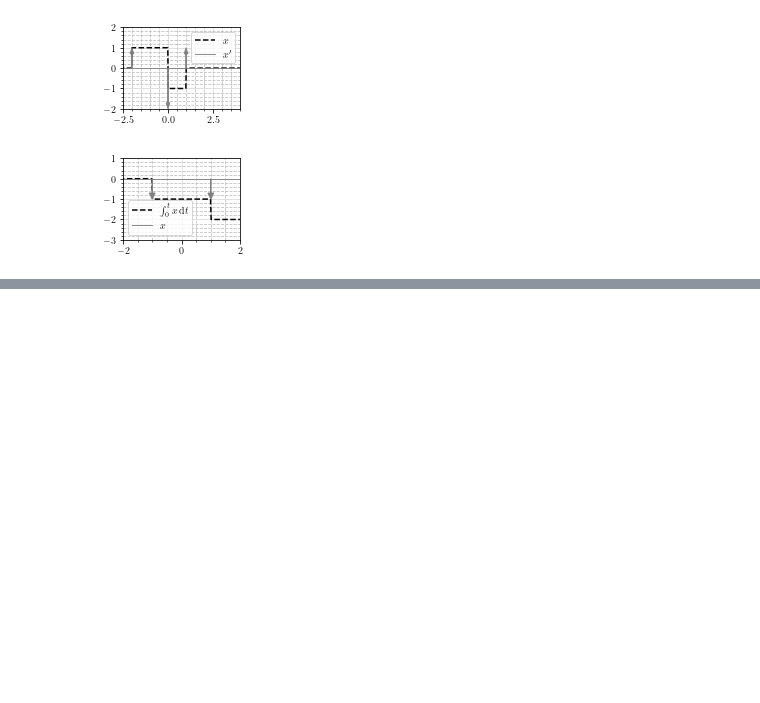
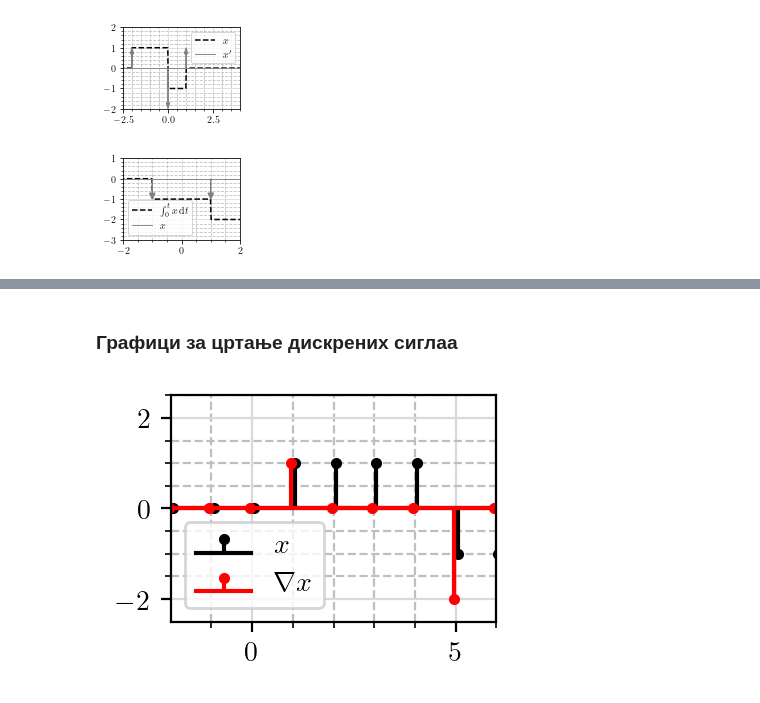
Before and after one commit to djokicd/zbirka-sis, a Jupyter notebook: 1_uvod/1_osnovne_osobine_signala/fig/uvod_plotovi.ipynb, the cells around one changed output, grey strips where cells are left out. Drawn from its saved outputs; the diff is of its cells as text; code cells hidden in the pictures; blank space fills up the shorter version.

Commit message:
Додат задатак за цртање ДТ сигнала

```diff
--- a/1_uvod/1_osnovne_osobine_signala/fig/uvod_plotovi.ipynb
+++ b/1_uvod/1_osnovne_osobine_signala/fig/uvod_plotovi.ipynb
@@ -260,0 +258,36 @@ savefig("crtaj_ct_g.pdf", bbox_inches="tight")
+# %% [markdown]
+### Графици за цртање дискрених сиглаа
+# %%
+#plt.gray()
+
+figure( figsize=(1.5*1.4, 1.5*1), dpi = 200)
+
+
+xlim([-2,6])
+ylim([-2.5,2.5])
+
+
+x = arange(-10, 10)
+
+
+def y_fn(n):
+    return u(n) - 2*u(n-4)
+
+y = [ y_fn(n)  for n in x]
+stem(x+0.05, y, use_line_collection=True, basefmt="k", markerfmt="k.", linefmt = 'k')
+
+
+y2 = [y_fn(n) - y_fn(n-1) for n in x]
+stem(x-0.05, y2, use_line_collection=True, basefmt="r", markerfmt="r.", linefmt='r' )
+
+#title(u"(а)")
+
+legend(["$x$", r"$\nabla x$"])
+
+minorticks_on()
+grid(b=True, which='major', color='0.85', linestyle='-')
+grid(b=True, which='minor', color='0.75', linestyle='--')
+
+savefig("crtaj_dt_a.pdf", bbox_inches="tight")
+# %% [output]
+[figure, added]
```
Also changed, not shown: parts of 5 cells of this notebook, 10 other files.
